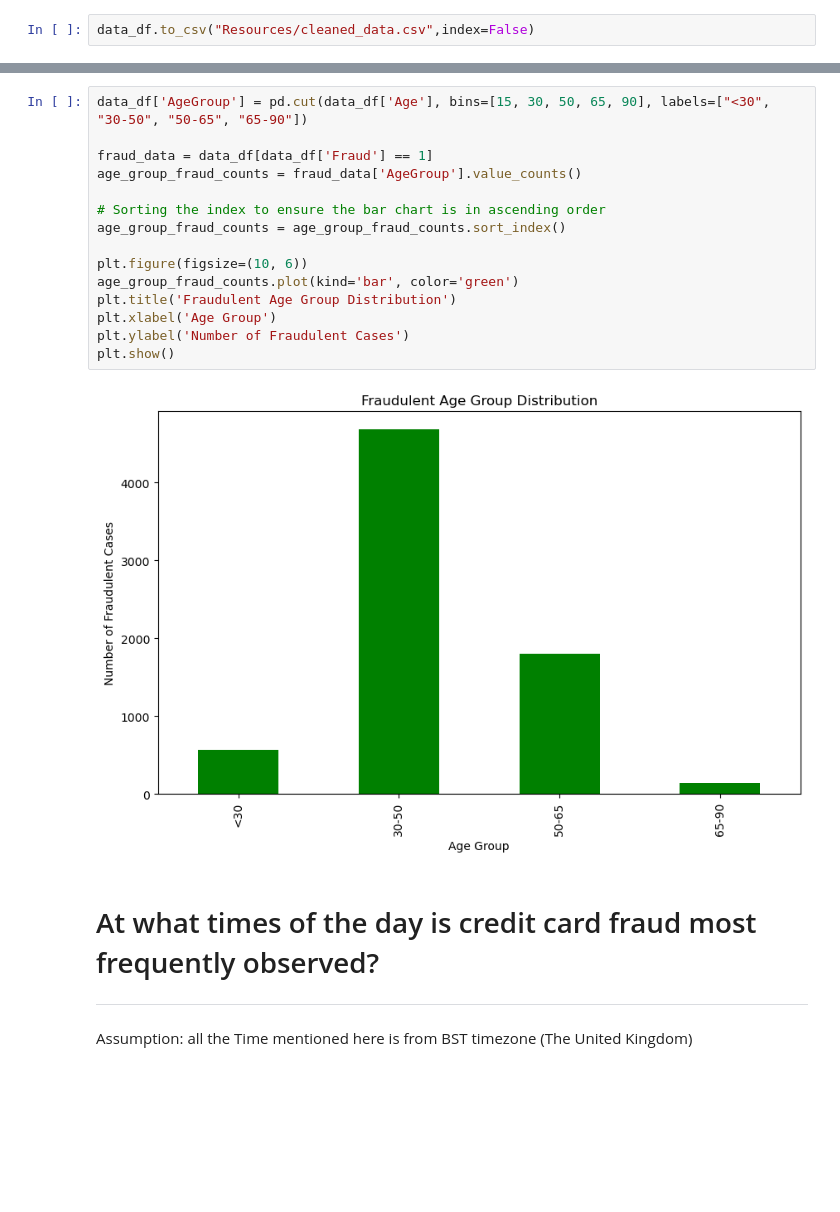
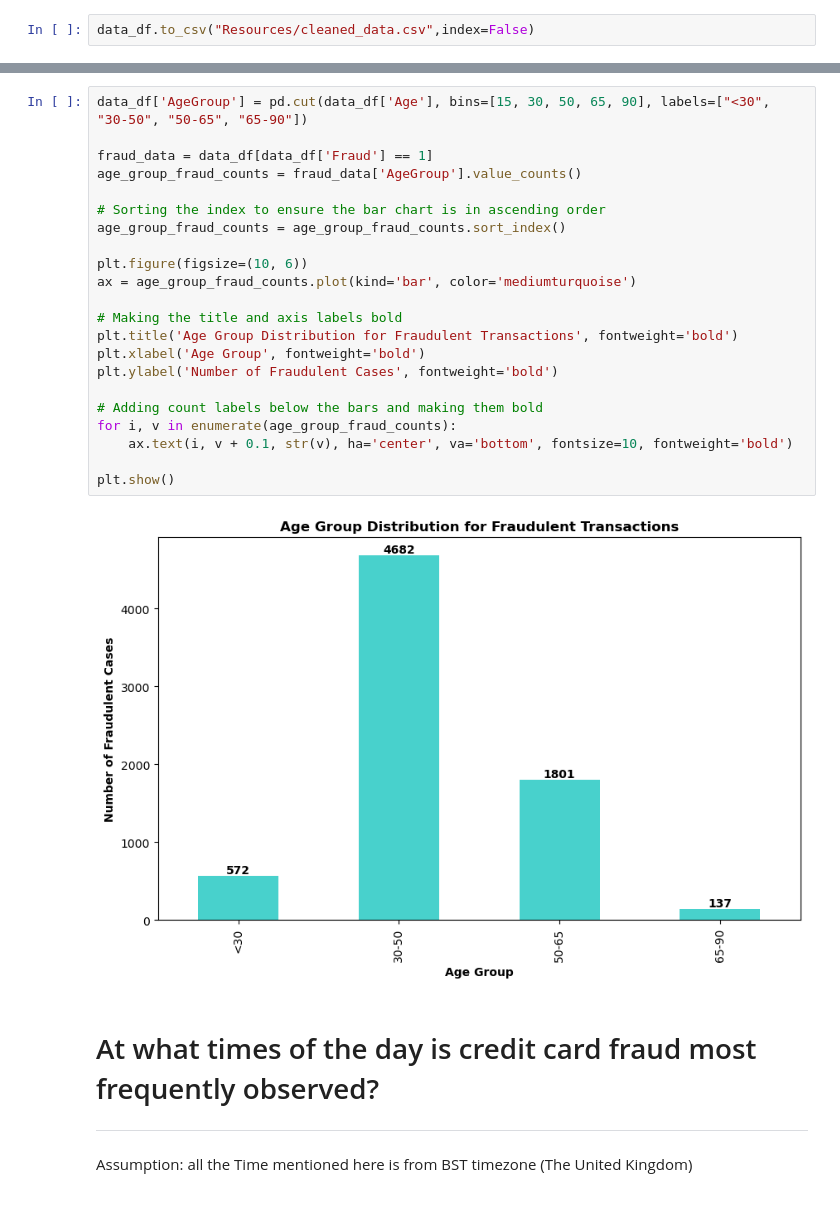
Before and after one commit to ZinDaria/Project_1-Team7, a Jupyter notebook: Project 1 - Credit Card Fraud.ipynb, the cells around one changed output, grey strips where cells are left out. Drawn from its saved outputs; the diff is of its cells as text; blank space fills up the shorter version.

```diff
--- a/Project 1 - Credit Card Fraud.ipynb
+++ b/Project 1 - Credit Card Fraud.ipynb
@@ -248,20 +248,27 @@ plt.show()
 # %%
 data_df['AgeGroup'] = pd.cut(data_df['Age'], bins=[15, 30, 50, 65, 90], labels=["<30", "30-50", "50-65", "65-90"])
 
 fraud_data = data_df[data_df['Fraud'] == 1]
 age_group_fraud_counts = fraud_data['AgeGroup'].value_counts()
 
 # Sorting the index to ensure the bar chart is in ascending order
 age_group_fraud_counts = age_group_fraud_counts.sort_index()
 
 plt.figure(figsize=(10, 6))
-age_group_fraud_counts.plot(kind='bar', color='green')
-plt.title('Fraudulent Age Group Distribution')
-plt.xlabel('Age Group')
-plt.ylabel('Number of Fraudulent Cases')
+ax = age_group_fraud_counts.plot(kind='bar', color='mediumturquoise')
+
+# Making the title and axis labels bold
+plt.title('Age Group Distribution for Fraudulent Transactions', fontweight='bold')
+plt.xlabel('Age Group', fontweight='bold')
+plt.ylabel('Number of Fraudulent Cases', fontweight='bold')
+
+# Adding count labels below the bars and making them bold
+for i, v in enumerate(age_group_fraud_counts):
+    ax.text(i, v + 0.1, str(v), ha='center', va='bottom', fontsize=10, fontweight='bold')
+
 plt.show()
 # %% [output]
-[figure, old version]
+[figure, new version]
 # %% [markdown]
 # At what times of the day is credit card fraud most frequently observed?
 ---
```
Also changed, not shown: parts of 2 cells of this notebook, 1 other file.
